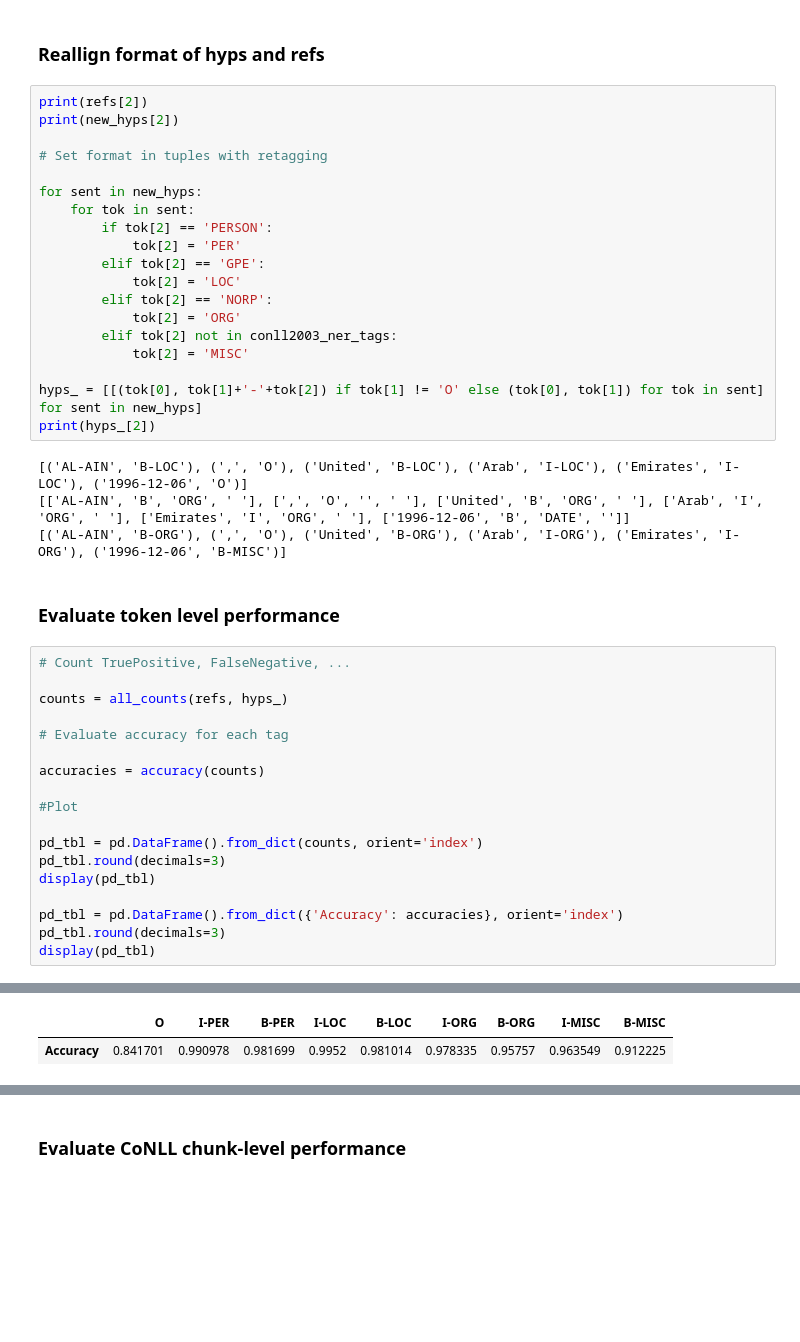
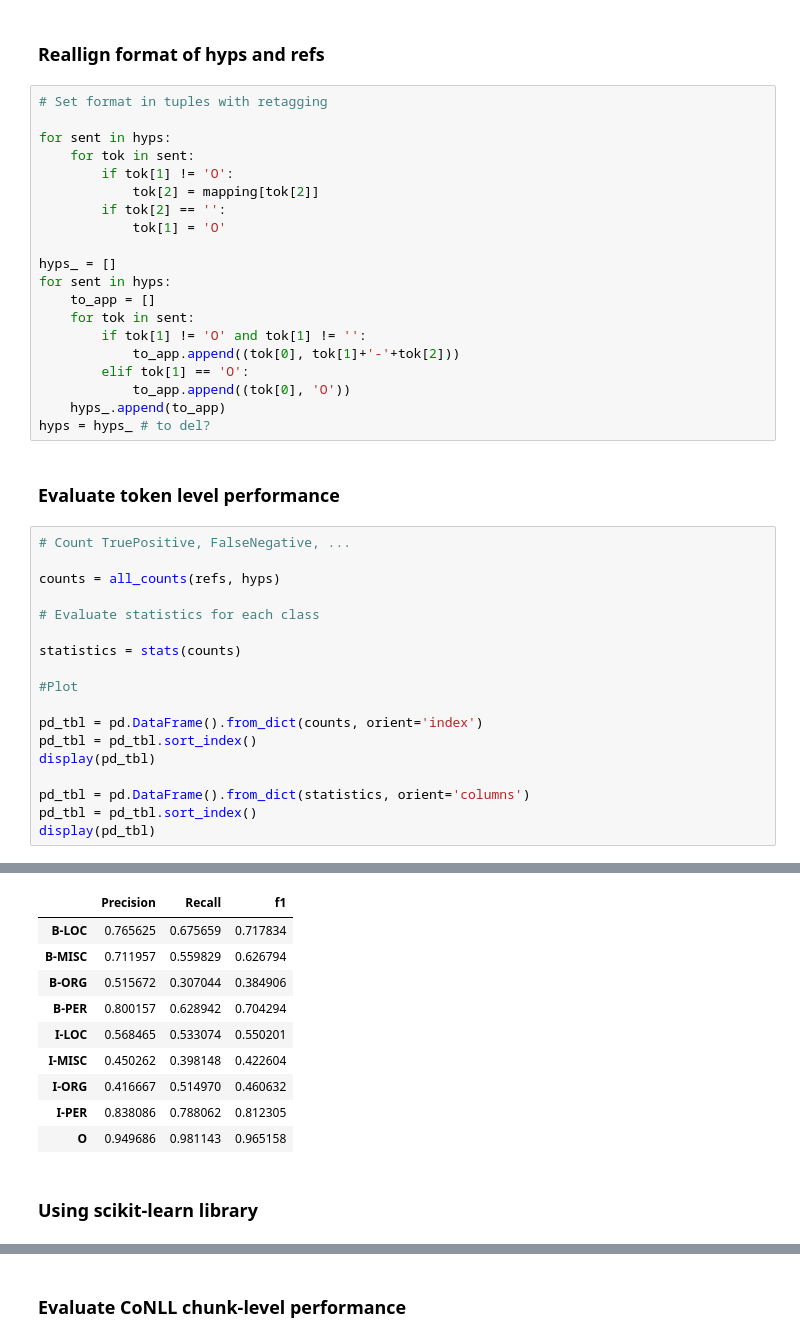
Before and after one commit to RizLuigi/NLU-Assignments, a Jupyter notebook: Second Assignment/Assignment2.ipynb, the cells around one changed output, grey strips where cells are left out. Cells and saved outputs as stored; diff of their text form; blank space fills up the shorter version.

```diff
--- a/Second Assignment/Assignment2.ipynb
+++ b/Second Assignment/Assignment2.ipynb
@@ -206,47 +300,44 @@ NEW:
 # %% [markdown]
 ### Reallign format of hyps and refs
 # %%
-print(refs[2])
-print(new_hyps[2])
-
 # Set format in tuples with retagging
 
-for sent in new_hyps:
+for sent in hyps:
     for tok in sent:
-        if tok[2] == 'PERSON':
-            tok[2] = 'PER'
-        elif tok[2] == 'GPE':
-            tok[2] = 'LOC'
-        elif tok[2] == 'NORP':
-            tok[2] = 'ORG'
-        elif tok[2] not in conll2003_ner_tags:
-            tok[2] = 'MISC'
+        if tok[1] != 'O':
+            tok[2] = mapping[tok[2]]
+        if tok[2] == '':
+            tok[1] = 'O'
 
-hyps_ = [[(tok[0], tok[1]+'-'+tok[2]) if tok[1] != 'O' else (tok[0], tok[1]) for tok in sent] for sent in new_hyps]
-print(hyps_[2])
+hyps_ = []
+for sent in hyps:
+    to_app = []
+    for tok in sent:
+        if tok[1] != 'O' and tok[1] != '':
+            to_app.append((tok[0], tok[1]+'-'+tok[2]))
+        elif tok[1] == 'O':
+            to_app.append((tok[0], 'O'))
+    hyps_.append(to_app)
+hyps = hyps_ # to del?
-# %% [output]
-[('AL-AIN', 'B-LOC'), (',', 'O'), ('United', 'B-LOC'), ('Arab', 'I-LOC'), ('Emirates', 'I-LOC'), ('1996-12-06', 'O')]
-[['AL-AIN', 'B', 'ORG', ' '], [',', 'O', '', ' '], ['United', 'B', 'ORG', ' '], ['Arab', 'I', 'ORG', ' '], ['Emirates', 'I', 'ORG', ' '], ['1996-12-06', 'B', 'DATE', '']]
-[('AL-AIN', 'B-ORG'), (',', 'O'), ('United', 'B-ORG'), ('Arab', 'I-ORG'), ('Emirates', 'I-ORG'), ('1996-12-06', 'B-MISC')]
 # %% [markdown]
 ### Evaluate token level performance
 # %%
 # Count TruePositive, FalseNegative, ...
 
-counts = all_counts(refs, hyps_)
+counts = all_counts(refs, hyps)
 
-# Evaluate accuracy for each tag
+# Evaluate statistics for each class
 
-accuracies = accuracy(counts)
+statistics = stats(counts)
 
 #Plot
 
 pd_tbl = pd.DataFrame().from_dict(counts, orient='index')
-pd_tbl.round(decimals=3)
+pd_tbl = pd_tbl.sort_index()
 display(pd_tbl)
 
-pd_tbl = pd.DataFrame().from_dict({'Accuracy': accuracies}, orient='index')
-pd_tbl.round(decimals=3)
+pd_tbl = pd.DataFrame().from_dict(statistics, orient='columns')
+pd_tbl = pd_tbl.sort_index()
 display(pd_tbl)
 # %% [output]
 |  | TP | TN | FP | FN |
@@ -262,2 +353,12 @@ display(pd_tbl)
-|  | O | I-PER | B-PER | I-LOC | B-LOC | I-ORG | B-ORG | I-MISC | B-MISC |
-| Accuracy | 0.841701 | 0.990978 | 0.981699 | 0.9952 | 0.981014 | 0.978335 | 0.95757 | 0.963549 | 0.912225 |
+|  | Precision | Recall | f1 |
+| B-LOC | 0.765625 | 0.675659 | 0.717834 |
+| B-MISC | 0.711957 | 0.559829 | 0.626794 |
+| B-ORG | 0.515672 | 0.307044 | 0.384906 |
+| B-PER | 0.800157 | 0.628942 | 0.704294 |
+| I-LOC | 0.568465 | 0.533074 | 0.550201 |
+| I-MISC | 0.450262 | 0.398148 | 0.422604 |
+| I-ORG | 0.416667 | 0.514970 | 0.460632 |
+| I-PER | 0.838086 | 0.788062 | 0.812305 |
+| O | 0.949686 | 0.981143 | 0.965158 |
+# %% [markdown]
+### Using scikit-learn library
```
Also changed, not shown: parts of 24 cells of this notebook.
